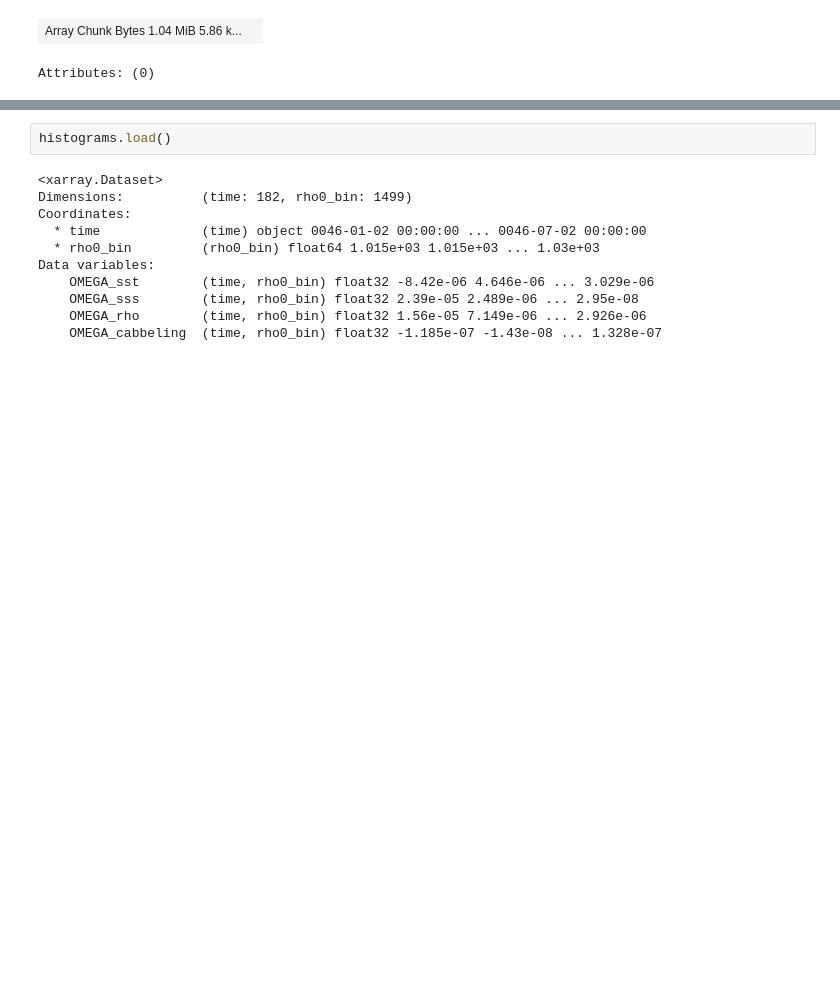
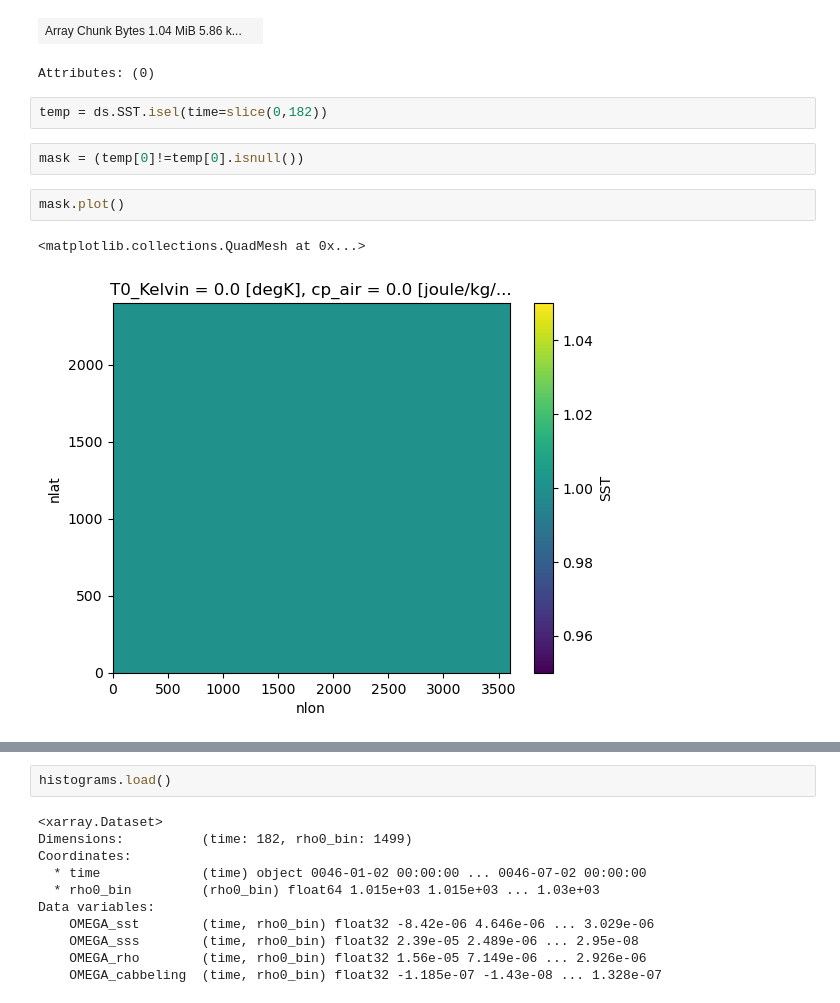
Before and after one commit to shanicetbailey/SST-gradients, a Jupyter notebook: CESM/2_histogram_tendencies.ipynb, the cells around one changed output, grey strips where cells are left out. Saved outputs shown, nothing was run; the diff lists cells and outputs as text; blank space fills up the shorter version.

Commit message:
adding explicit mask doesn't affect results

```diff
--- a/CESM/2_histogram_tendencies.ipynb
+++ b/CESM/2_histogram_tendencies.ipynb
@@ -213,3 +213,12 @@ float32
 dask.array<chunksize=(1, 1499), meta=np.ndarray>
 | Array Chunk Bytes 1.04 MiB 5.86 k... |  |
 Attributes: (0)
+# %%
+temp = ds.SST.isel(time=slice(0,182))
+# %%
+mask = (temp[0]!=temp[0].isnull())
+# %%
+mask.plot()
+# %% [output]
+<matplotlib.collections.QuadMesh at 0x...>
+[figure, added]
```
Also changed, not shown: parts of 14 cells of this notebook.
